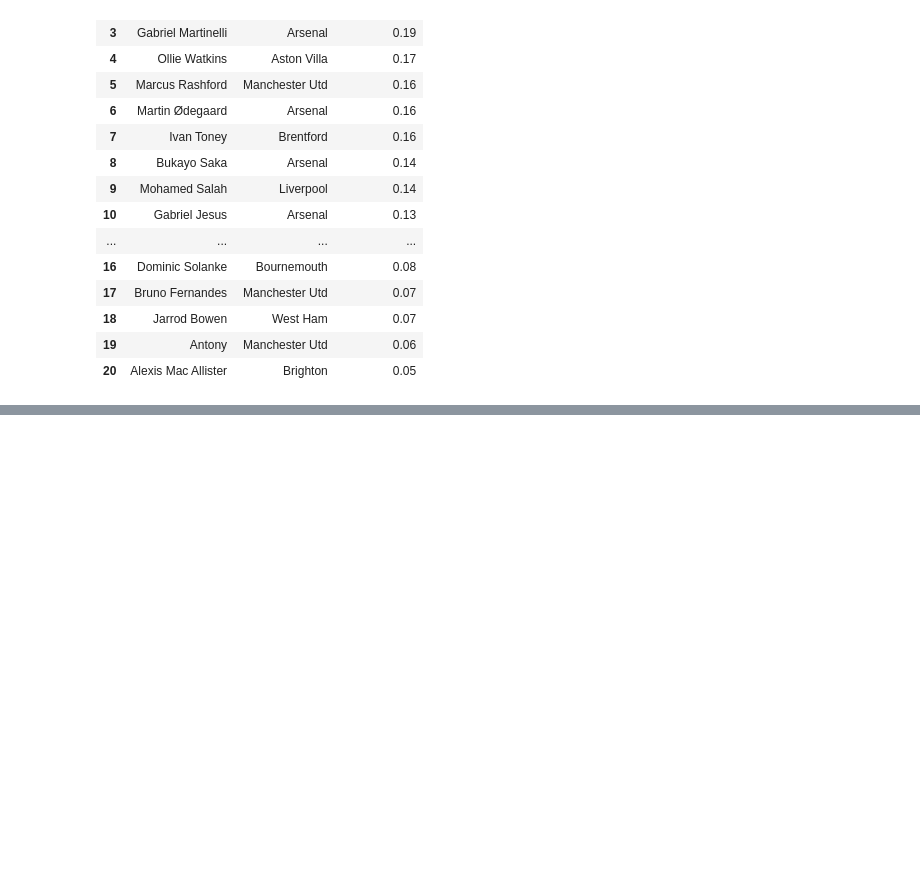
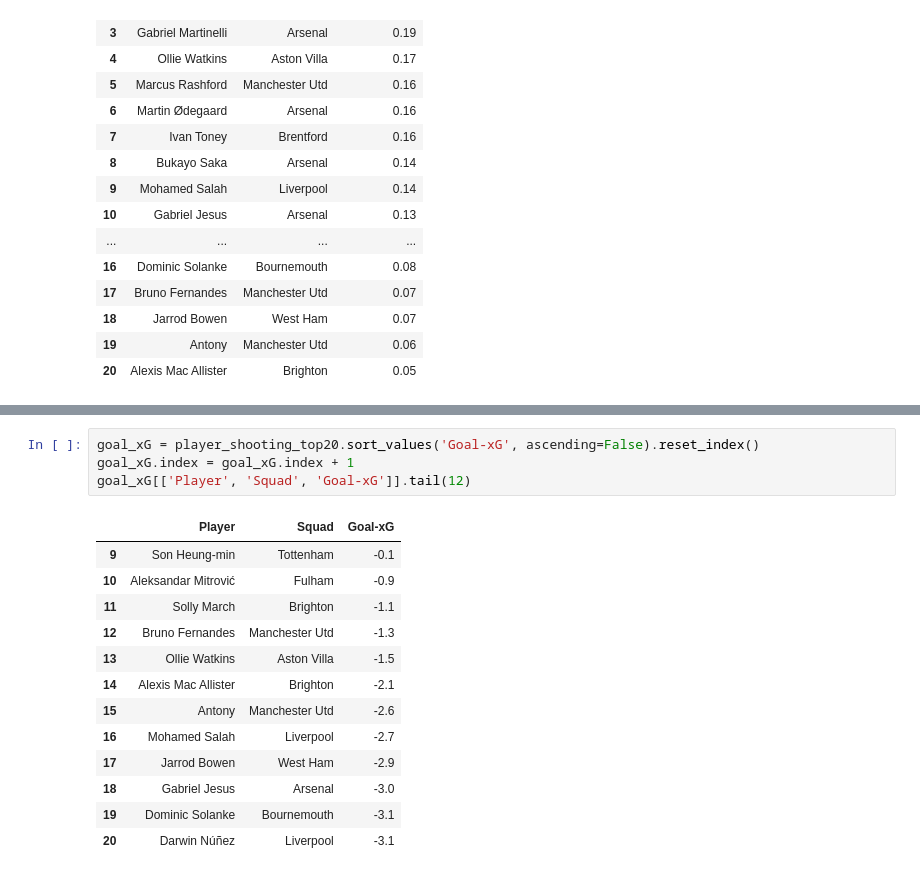
Before and after one commit to ayomidecole/Prem2022-23-data, a Jupyter notebook: x_player_shooting_analysis.ipynb, the cells around one changed output, grey strips where cells are left out. Cells and saved outputs as stored; diff of their text form; blank space fills up the shorter version.

Commit message:
Started player analysis I

```diff
--- a/x_player_shooting_analysis.ipynb
+++ b/x_player_shooting_analysis.ipynb
@@ -90,0 +109,18 @@ goal_eff[['Player', 'Squad', 'Goal/TotShot']]
+# %%
+goal_xG = player_shooting_top20.sort_values('Goal-xG', ascending=False).reset_index()
+goal_xG.index = goal_xG.index + 1
+goal_xG[['Player', 'Squad', 'Goal-xG']].tail(12)
+# %% [output]
+|  | Player | Squad | Goal-xG |
+| 9 | Son Heung-min | Tottenham | -0.1 |
+| 10 | Aleksandar Mitrović | Fulham | -0.9 |
+| 11 | Solly March | Brighton | -1.1 |
+| 12 | Bruno Fernandes | Manchester Utd | -1.3 |
+| 13 | Ollie Watkins | Aston Villa | -1.5 |
+| 14 | Alexis Mac Allister | Brighton | -2.1 |
+| 15 | Antony | Manchester Utd | -2.6 |
+| 16 | Mohamed Salah | Liverpool | -2.7 |
+| 17 | Jarrod Bowen | West Ham | -2.9 |
+| 18 | Gabriel Jesus | Arsenal | -3.0 |
+| 19 | Dominic Solanke | Bournemouth | -3.1 |
+| 20 | Darwin Núñez | Liverpool | -3.1 |
```
Also changed, not shown: parts of 4 cells of this notebook.
